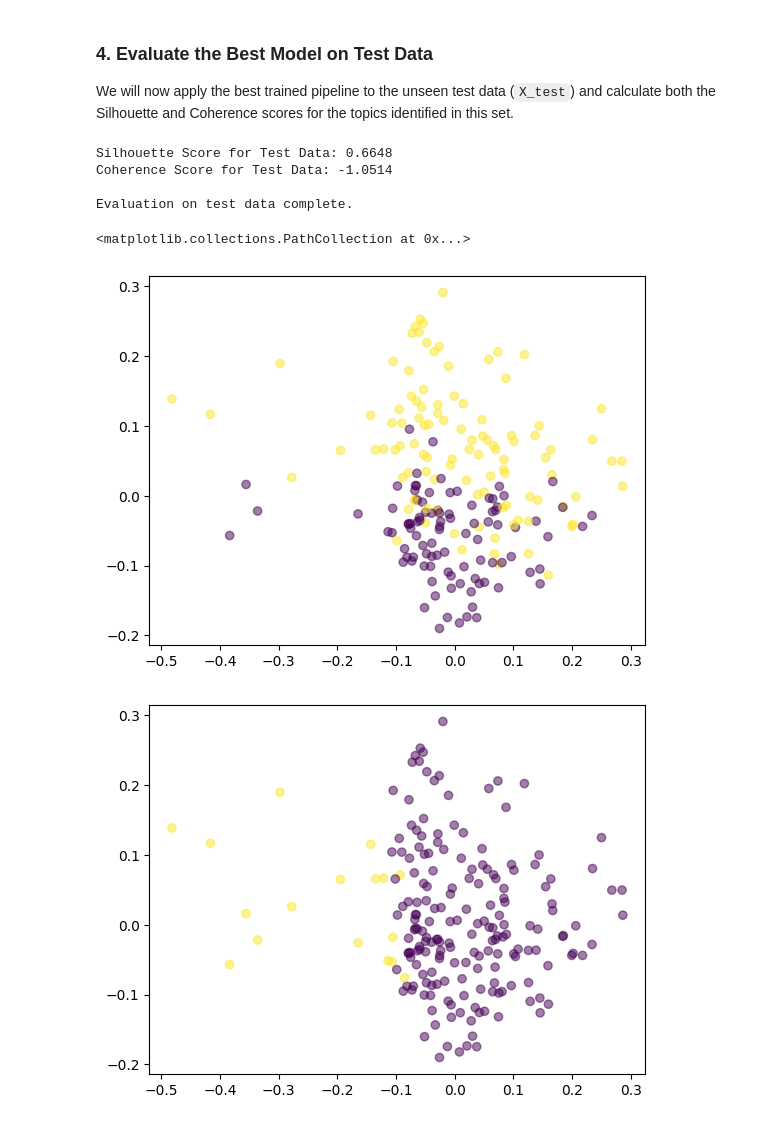
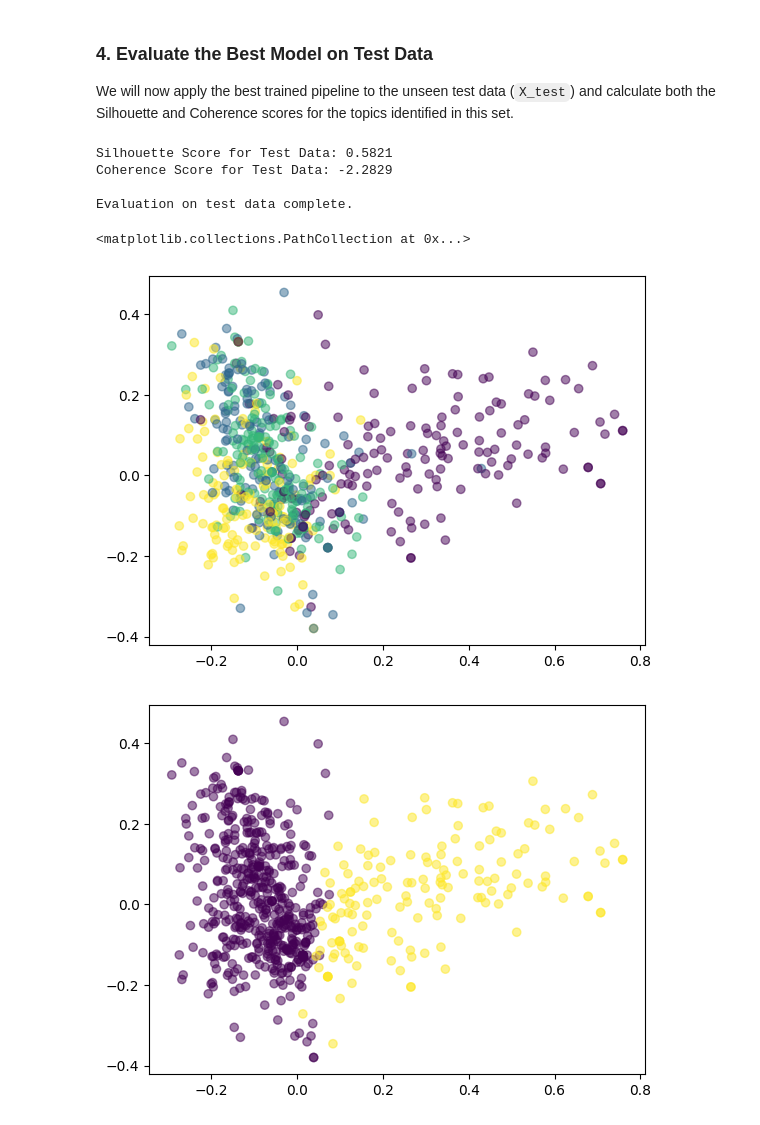
Before and after one commit to tciodaro/GRLCDDR1C1-N2-L2-PB, a Jupyter notebook: topicos.ipynb, the cells around one changed output. Drawn from its saved outputs; the diff is of its cells as text; code cells hidden in the pictures.

```diff
--- a/topicos.ipynb
+++ b/topicos.ipynb
@@ -114,7 +106,7 @@ print(f"Total documents: {len(data)}")
 print(f"Total categories: {np.unique(target).shape[0]}")
 
 # Split the data into training and testing sets (80% train, 20% test)
-X_train, X_test, y_train, y_test = train_test_split(data, target, test_size=0.2, random_state=42)
+X_train, X_test, y_train, y_test = train_test_split(data, target, test_size=0.3, random_state=42)
 
 print(f"Training documents: {len(X_train)}")
 print(f"Testing documents: {len(X_test)}")
@@ -134,7 +126,7 @@ def nmf_silhouette_scorer(estimator, X, y=None):
     Custom scorer for GridSearchCV to calculate the Silhouette Score
     based on NMF's document-topic distribution.
     """
-    X_transformed = estimator.named_steps['tfidf'].transform(X)
+    X_transformed = estimator.named_steps['vectorizer'].transform(X)
 
     # Get the NMF model and transform the data to get document-topic distributions (W)
     nmf_model = estimator.named_steps['nmf']
@@ -153,13 +145,14 @@ def nmf_silhouette_scorer(estimator, X, y=None):
 
 # Create the machine learning pipeline
 pipeline = Pipeline([
-    ('tfidf', TfidfVectorizer(stop_words='english')),
+    # ('vectorizer', CountVectorizer(stop_words='english', max_df=0.95, min_df=0.05)),
+    ('vectorizer', TfidfVectorizer(stop_words='english', max_df=0.95, min_df=0.05)),
     ('nmf', NMF(init='nndsvda', max_iter=200, random_state=42))
 ])
 
 # Define the parameter grid for GridSearchCV
 param_grid = {
-    'tfidf__max_features': [5000], # Max number of features for TF-IDF
+    'vectorizer__max_features': [1000], # Max number of features (bag-of-words)
     'nmf__n_components': [2, 3, 4, 5, 6, 7, 8]       # Number of topics for NMF
     # 'nmf__n_components': [5]       # Number of topics for NMF
 }
@@ -228,9 +221,9 @@ plt.errorbar(x, y, y_err, fmt='-o')
 from sklearn.decomposition import PCA
 
 pca_model = PCA(n_components=10)
-X_train_pca = pca_model.fit_transform(best_pipeline.named_steps['tfidf'].transform(X_train))
+X_train_pca = pca_model.fit_transform(best_pipeline.named_steps['vectorizer'].transform(X_train))
 
-i1, i2 = 0, 3
+i1, i2 = 1, 2
 
 plt.figure()
 plt.scatter(X_train_pca[:, i1], X_train_pca[:, i2], c=y_train, cmap='viridis', alpha=0.5)
@@ -364,12 +351,12 @@ Analysis complete for the best model.
 
 We will now apply the best trained pipeline to the unseen test data (`X_test`) and calculate both the Silhouette and Coherence scores for the topics identified in this set.
 # %%
-# Transform the test data using the best pipeline's TF-IDF and NMF steps
-# First, transform with TF-IDF
-X_test_tfidf = best_pipeline.named_steps['tfidf'].transform(X_test)
+# Transform the test data using the best pipeline's vectorizer and NMF steps
+# First, transform with Vectorizer
+X_test_vectorizer = best_pipeline.named_steps['vectorizer'].transform(X_test)
 
 # Then, apply the NMF model to get document-topic distributions for the test set
-W_test = best_pipeline.named_steps['nmf'].transform(X_test_tfidf)
+W_test = best_pipeline.named_steps['nmf'].transform(X_test_vectorizer)
 
 # --- Calculate Silhouette Score for Test Data ---
 
@@ -408,28 +395,28 @@ print(f"Coherence Score for Test Data: {coherence_nmf_test:.4f}")
 
 print("\nEvaluation on test data complete.")
 # %% [output]
-Silhouette Score for Test Data: 0.6648
-Coherence Score for Test Data: -1.0514
+Silhouette Score for Test Data: 0.5821
+Coherence Score for Test Data: -2.2829
 
 Evaluation on test data complete.
 # %%
 from sklearn.decomposition import PCA
 
 
-X_test_pca = pca_model.transform(best_pipeline.named_steps['tfidf'].transform(X_test))
+X_test_pca = pca_model.transform(best_pipeline.named_steps['vectorizer'].transform(X_test))
 
 i1, i2 = 0, 3
 
 plt.figure()
 plt.scatter(X_test_pca[:, i1], X_test_pca[:, i2], c=y_test, cmap='viridis', alpha=0.5)
 
 plt.figure()
 
 plt.scatter(X_test_pca[:, i1], X_test_pca[:, i2], c=labels_test, cmap='viridis', alpha=0.5)
 # %% [output]
 <matplotlib.collections.PathCollection at 0x...>
-[figure, old version]
+[figure, new version]
-[figure, old version]
+[figure, new version]
 # %%
 from sklearn import metrics
 
```
Also changed, not shown: parts of 32 cells of this notebook.
